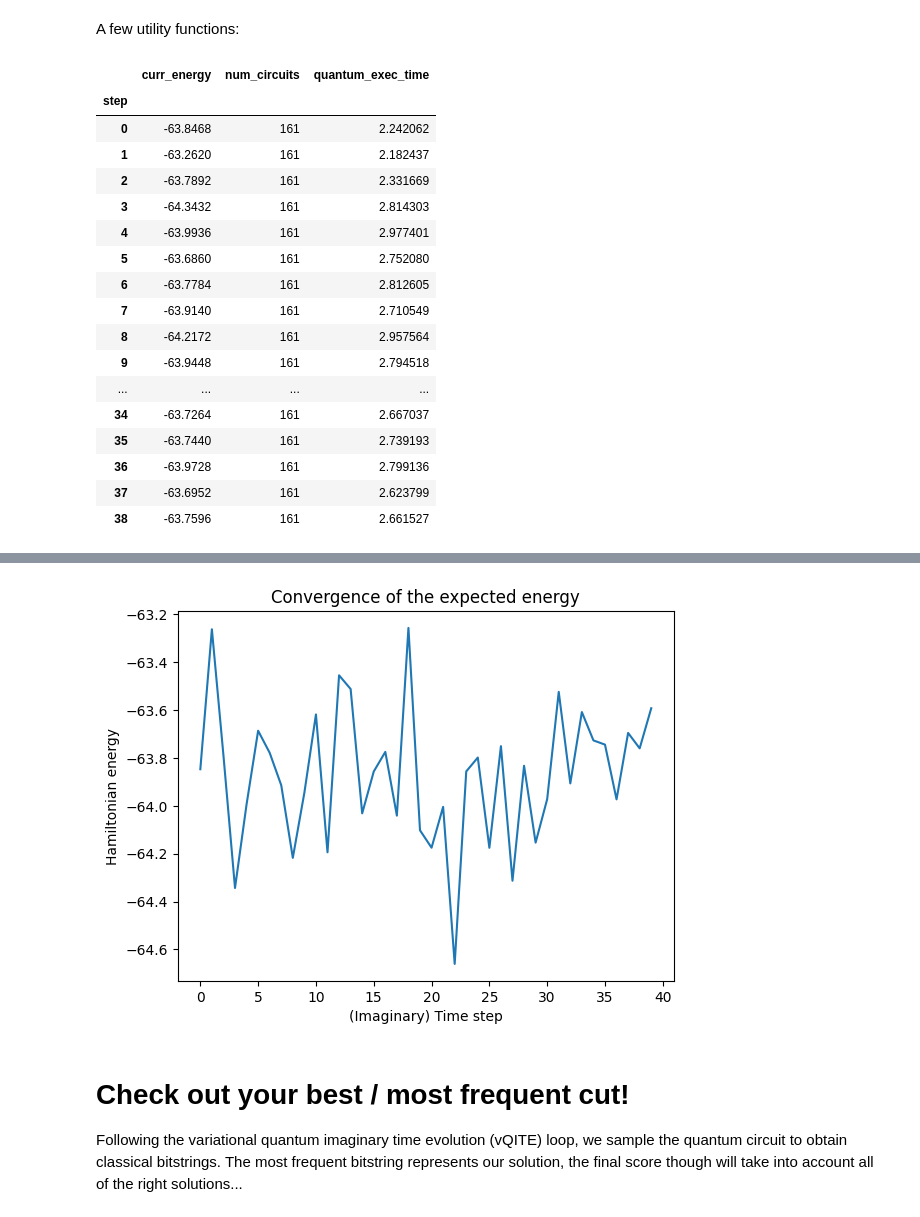
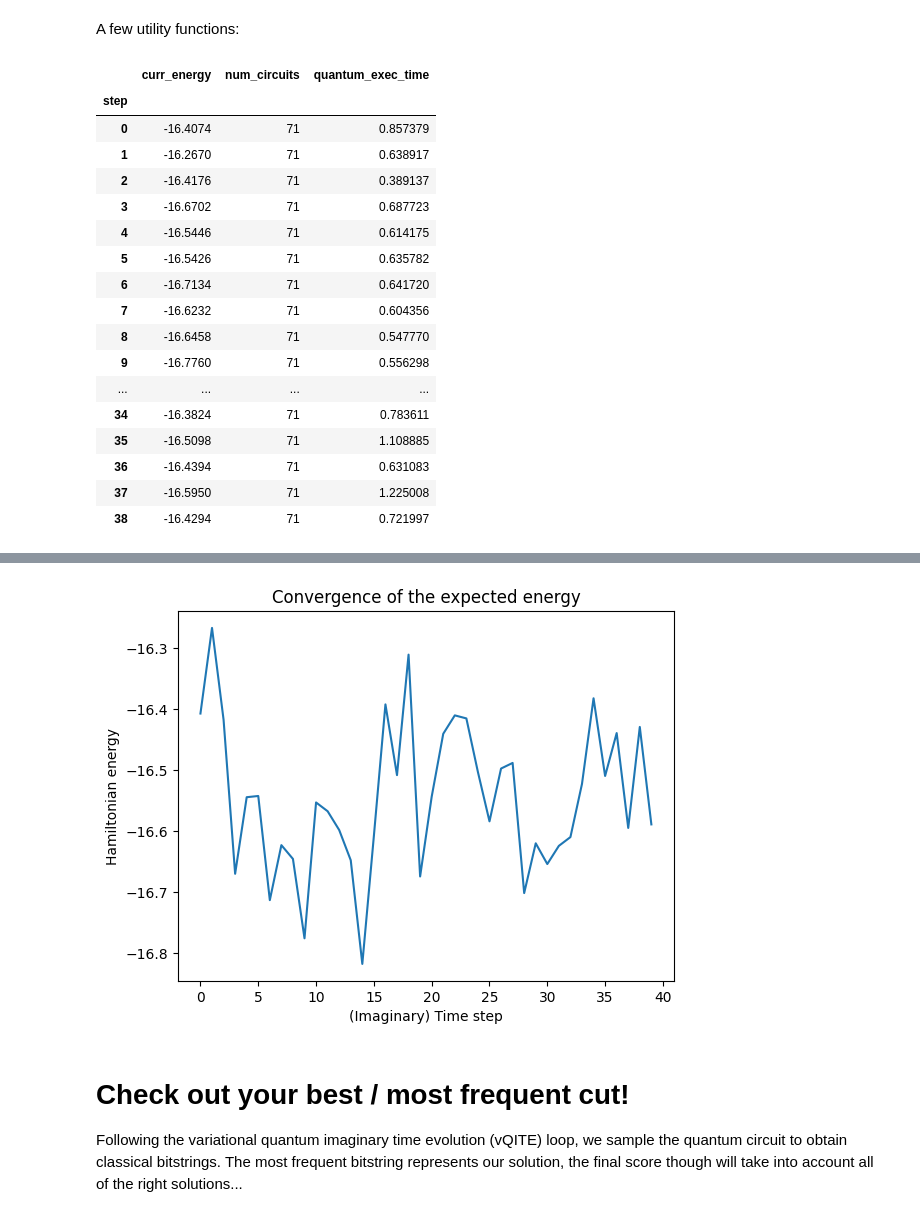
Before and after one commit to funnysomething/iQuHack_HG2025, a Jupyter notebook: IonQuHack2025.ipynb, the cells around one changed output, grey strips where cells are left out. Saved outputs shown, nothing was run; the diff lists cells and outputs as text; code cells hidden in the pictures.

```diff
--- a/IonQuHack2025.ipynb
+++ b/IonQuHack2025.ipynb
@@ -341,7 +341,7 @@ graph8 = star_graph_8()
 # %% [markdown]
 # Input graph
 # %%
-graph = graph2
+graph = graph3
 graph
 # %% [output]
 <networkx.classes.graph.Graph at 0x...>
@@ -469,7 +469,7 @@ objective corresponding to the graph above.
 def build_2nd_hamiltonian(graph: nx.Graph) -> SparsePauliOp:
 
     ham = build_maxcut_hamiltonian(graph)
-    ham += 0.5 * balance_penalty(graph)
+    ham += 0.8 * balance_penalty(graph)
 
     return ham
 
@@ -485,7 +485,7 @@ def balance_penalty(graph: nx.Graph) -> SparsePauliOp:
     num_edges = graph.number_of_edges()
 
     pauli_terms = ["I"*num_qubits] # start with identity
-    coeffs = [-(num_edges / 2 + num_qubits / 2)]
+    coeffs = [-(num_qubits / 2)]
 
     alpha = 1
     # for each pair of nodes, add (1/4)*Z_i Z_j
@@ -496,7 +496,7 @@ def balance_penalty(graph: nx.Graph) -> SparsePauliOp:
             z_term[u] = "Z"
             z_term[v] = "Z"
             pauli_terms.append("".join(z_term))
-            coeffs.append(0.25 * alpha)
+            coeffs.append(-0.25 * alpha)
 
     # Create the Hamiltonian using SparsePauliOp
     return SparsePauliOp.from_list(list(zip(pauli_terms, coeffs)))
@@ -871,26 +871,26 @@ def interpret_solution(graph, bitstring):
 
 # Set up your QITEvolver and evolve!
 qit_evolver = QITEvolver(ham, ansatz)
-qit_evolver.evolve(num_steps=40, lr=0.3, verbose=True) # lr was 0.5
+qit_evolver.evolve(num_steps=40, lr=0.1, verbose=True) # lr was 0.5
 
 # Visualize your results!
 qit_evolver.plot_convergence()
 # %% [output]
 |  | curr_energy | num_circuits | quantum_exec_time |
 | step |  |  |  |
-| 0 | -63.8468 | 161 | 2.242062 |
-| 1 | -63.2620 | 161 | 2.182437 |
-| 2 | -63.7892 | 161 | 2.331669 |
-| 3 | -64.3432 | 161 | 2.814303 |
-| 4 | -63.9936 | 161 | 2.977401 |
-| 5 | -63.6860 | 161 | 2.752080 |
-| 6 | -63.7784 | 161 | 2.812605 |
-| 7 | -63.9140 | 161 | 2.710549 |
-| 8 | -64.2172 | 161 | 2.957564 |
-| 9 | -63.9448 | 161 | 2.794518 |
+| 0 | -16.4074 | 71 | 0.857379 |
+| 1 | -16.2670 | 71 | 0.638917 |
+| 2 | -16.4176 | 71 | 0.389137 |
+| 3 | -16.6702 | 71 | 0.687723 |
+| 4 | -16.5446 | 71 | 0.614175 |
+| 5 | -16.5426 | 71 | 0.635782 |
+| 6 | -16.7134 | 71 | 0.641720 |
+| 7 | -16.6232 | 71 | 0.604356 |
+| 8 | -16.6458 | 71 | 0.547770 |
+| 9 | -16.7760 | 71 | 0.556298 |
 | ... | ... | ... | ... |
-| 34 | -63.7264 | 161 | 2.667037 |
-| 35 | -63.7440 | 161 | 2.739193 |
-| 36 | -63.9728 | 161 | 2.799136 |
-| 37 | -63.6952 | 161 | 2.623799 |
-| 38 | -63.7596 | 161 | 2.661527 |
+| 34 | -16.3824 | 71 | 0.783611 |
+| 35 | -16.5098 | 71 | 1.108885 |
+| 36 | -16.4394 | 71 | 0.631083 |
+| 37 | -16.5950 | 71 | 1.225008 |
+| 38 | -16.4294 | 71 | 0.721997 |
@@ -899,4 +899,4 @@ Wall time: 8min
-[figure, old version]
+[figure, new version]
 # %% [markdown]
 # Check out your best / most frequent cut!
 Following the variational quantum imaginary time evolution (vQITE) loop, we sample the quantum circuit to obtain classical bitstrings.  The most frequent bitstring represents our solution, the final score though will take into account all of the right solutions...
```
Also changed, not shown: parts of 9 cells of this notebook.
